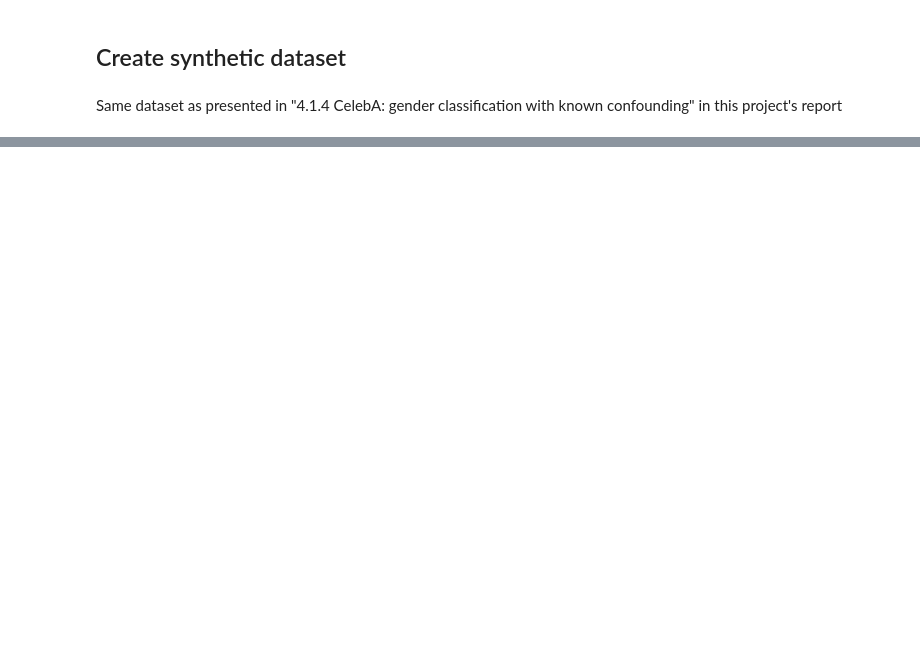
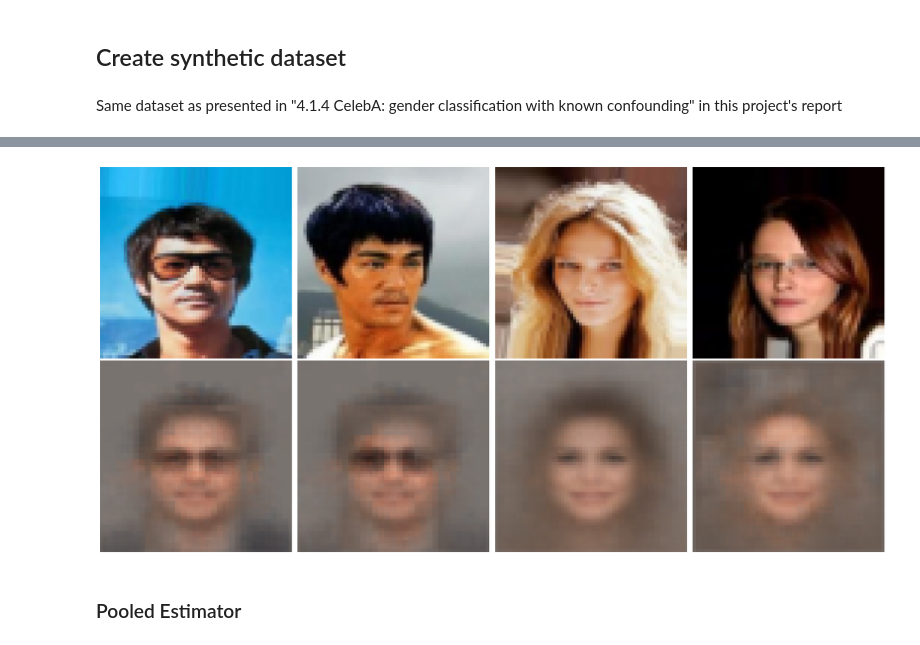
Before and after one commit to lukasec/semester_project_fs24, a Jupyter notebook: regression_experiment/synthetic_regression.ipynb, the cells around one changed output, grey strips where cells are left out. Cells and saved outputs as stored; diff of their text form; code cells hidden in the pictures; blank space fills up the shorter version.

```diff
--- a/regression_experiment/synthetic_regression.ipynb
+++ b/regression_experiment/synthetic_regression.ipynb
@@ -93,0 +144,29 @@ KeyboardInterrupt:
+# %%
+unique_ids, counts = np.unique(train_ds['id'], return_counts=True)
+repeated_ids = unique_ids[counts > 1]
+
+chosen_ids = np.random.choice(repeated_ids, 2, replace=False)
+chosen = np.concatenate([np.where(train_ds['id'] == chosen_id)[0] for chosen_id in [1407,1575]])
+
+image = train_ds['image'][chosen]
+model = hybrid_autoencoder.AutoEncoder()
+encoded_image = state_triplet.apply_fn({'params': state_triplet.params}, image, method=model.encode)
+decoded_image = state_triplet.apply_fn({'params': state_triplet.params}, encoded_image, method=model.decode)
+
+fig, axs = plt.subplots(2, 4, figsize=(20, 10))
+
+for idx, i in enumerate(chosen):
+    original_image = jax.device_get(image)[idx]
+    reconstructed_image = jax.device_get(decoded_image)[idx]
+
+    images = [original_image, reconstructed_image]
+    row = 0
+    for img in images:
+        axs[row][idx].imshow(img)
+        axs[row][idx].axis('off')
+        row += 1
+
+plt.tight_layout()
+plt.show()
+# %% [output]
+[figure, added]
@@ -93,0 +186,2 @@ KeyboardInterrupt:
+# %% [markdown]
+### Pooled Estimator
```
Also changed, not shown: parts of 21 cells of this notebook, 4 other files.
